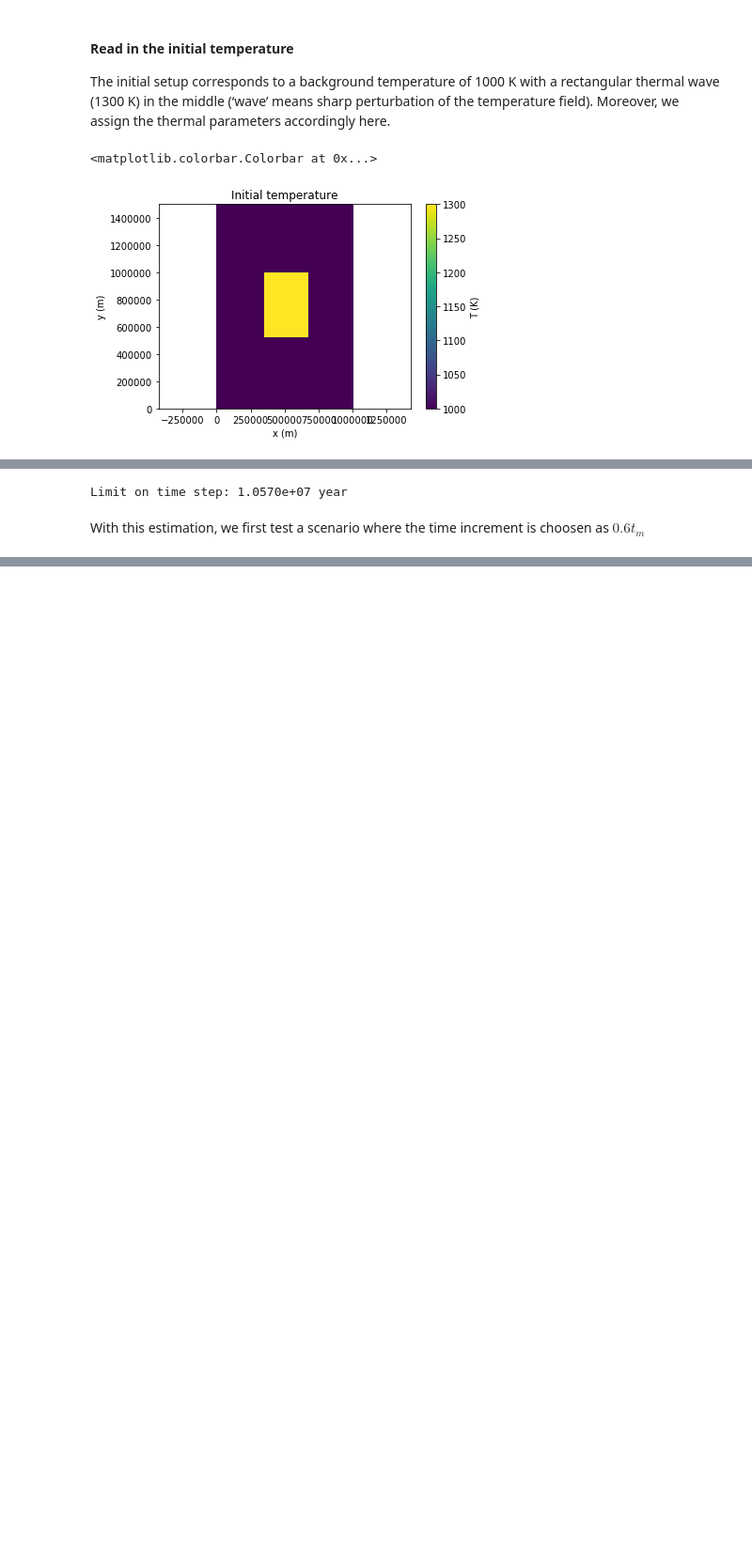
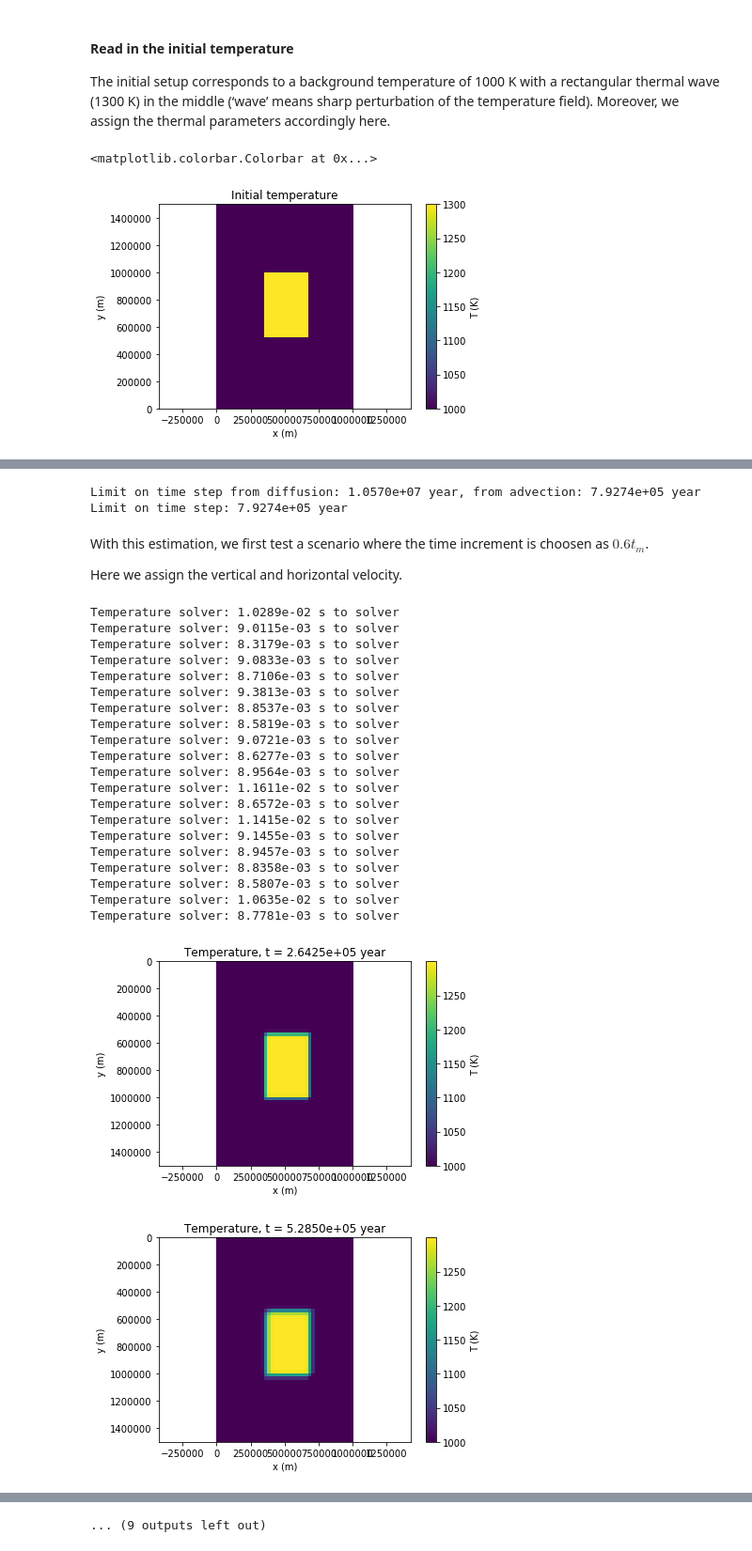
Before and after one commit to lhy11009/gerya_ipynb, a Jupyter notebook: CH10/Variable_conductivity_advection_2D.ipynb, the cells around one changed output, grey strips where cells are left out. Shown: that part at 94% size. Cells and saved outputs as stored; diff of their text form; code cells hidden in the pictures; blank space fills up the shorter version.

```diff
--- a/CH10/Variable_conductivity_advection_2D.ipynb
+++ b/CH10/Variable_conductivity_advection_2D.ipynb
@@ -159,10 +351,17 @@ The limit of time step is given by $t_m = \frac{\Delta x^2}{2\kappa}$, thus we f
 # %%
 year = 365 * 24 * 3600.0
+v0 = 1e-9
 # use variable thermal parameters
 kappa = 3.0 / (3200.0 * 1000.0)  # use the given parameter, derive the smalles kappa manually
-dt_m = (xsize / (xnum-1.0))**2.0 / (2*kappa)
+dt_diff = (xsize / (xnum-1.0))**2.0 / (2*kappa)
+dt_advect = (xsize / (xnum-1.0)) / v0
+dt_m = min(dt_diff, dt_advect)
+print("Limit on time step from diffusion: %.4e year, from advection: %.4e year" % (dt_diff / year, dt_advect / year))
 print("Limit on time step: %.4e year" % (dt_m / year))
 # %% [output]
-Limit on time step: 1.0570e+07 year
+Limit on time step from diffusion: 1.0570e+07 year, from advection: 7.9274e+05 year
+Limit on time step: 7.9274e+05 year
 # %% [markdown]
-With this estimation, we first test a scenario where the time increment is choosen as $0.6 t_m$
+With this estimation, we first test a scenario where the time increment is choosen as $0.6 t_m$.
+
+Here we assign the vertical and horizontal velocity.
@@ -172,26 +368,60 @@ Marker = MARKER(Mesh2d, 100, 150)
+# %%
+# load the marker
+# MaterialIndexes = MATERIAL_INDEXES(xsize, ysize)
+# Marker = MARKER(Mesh2d, 100, 150, material_indexes_method=MaterialIndexes.Rectangular)
+# Marker.set_velocity_method(global_x_velocity, global_y_velocity)
+vxs = np.ones(xxs.shape) * v0
+vys = np.ones(yys.shape) * v0
+# vxs = np.ones(xxs.shape) * 1  # test big velocities
+# vys = np.ones(yys.shape) * 1
 # %%
 scaling1 = 1e-6 / (xsize/xnum)**2.0 * 1000.0  # scaling factor, kappa / dx^2.0 * T
 dt = dt_m / 3.0  # what Geyra used in his script.
 # dt = 1.0  # debug: with this, the temperature profile should be the initial profile
 total_step = 20
 # initiate solver
-HCSolver = IMPLICIT_SOLVER(Mesh2d)
+HCSolver = IMPLICIT_ADVECTION_SOLVER(Mesh2d)
 HCSolver.initial_temperature(Ts_init)  # use the rectangular perturbation as the initial temperature
 HCSolver.thermal_profile(rhos, cps, thermal_conductivities)  # load the thermal parameters as well
+dt_old = 0.0
 for step in range(total_step):
     # assemble and solve
-    HCSolver.assemble(dt, scaling=scaling1)
+    HCSolver.assemble(dt, vxs, vys, scaling=scaling1)
     HCSolver.solve()
+    dt_old = dt
     # export and plot
     xxs, yys, Ts = HCSolver.export()
     t = HCSolver.get_time()
     fig, ax = plt.subplots()
     h = ax.pcolor(xxs, yys, Ts)
     ax.set_title('Temperature, t = %.4e year' % (t/year))
     ax.set_xlabel('x (m)')
     ax.set_ylabel('y (m)')
     ax.set_xlim([0.0, xsize])
     ax.set_ylim([0.0, ysize])
     ax.axis('equal')
     ax.invert_yaxis()
     fig.colorbar(h, ax=ax, label='T (K)')
+# %% [output]
+Temperature solver: 1.0289e-02 s to solver
+Temperature solver: 9.0115e-03 s to solver
+Temperature solver: 8.3179e-03 s to solver
+Temperature solver: 9.0833e-03 s to solver
+Temperature solver: 8.7106e-03 s to solver
+Temperature solver: 9.3813e-03 s to solver
+Temperature solver: 8.8537e-03 s to solver
+Temperature solver: 8.5819e-03 s to solver
+Temperature solver: 9.0721e-03 s to solver
+Temperature solver: 8.6277e-03 s to solver
+Temperature solver: 8.9564e-03 s to solver
+Temperature solver: 1.1611e-02 s to solver
+Temperature solver: 8.6572e-03 s to solver
+Temperature solver: 1.1415e-02 s to solver
+Temperature solver: 9.1455e-03 s to solver
+Temperature solver: 8.9457e-03 s to solver
+Temperature solver: 8.8358e-03 s to solver
+Temperature solver: 8.5807e-03 s to solver
+Temperature solver: 1.0635e-02 s to solver
+Temperature solver: 8.7781e-03 s to solver
+[figure, added]
+[figure, added]
@@ -197,0 +437 @@ for step in range(total_step):
+... (9 outputs left out)
```
Also changed, not shown: parts of 8 cells of this notebook, 1 other file.
